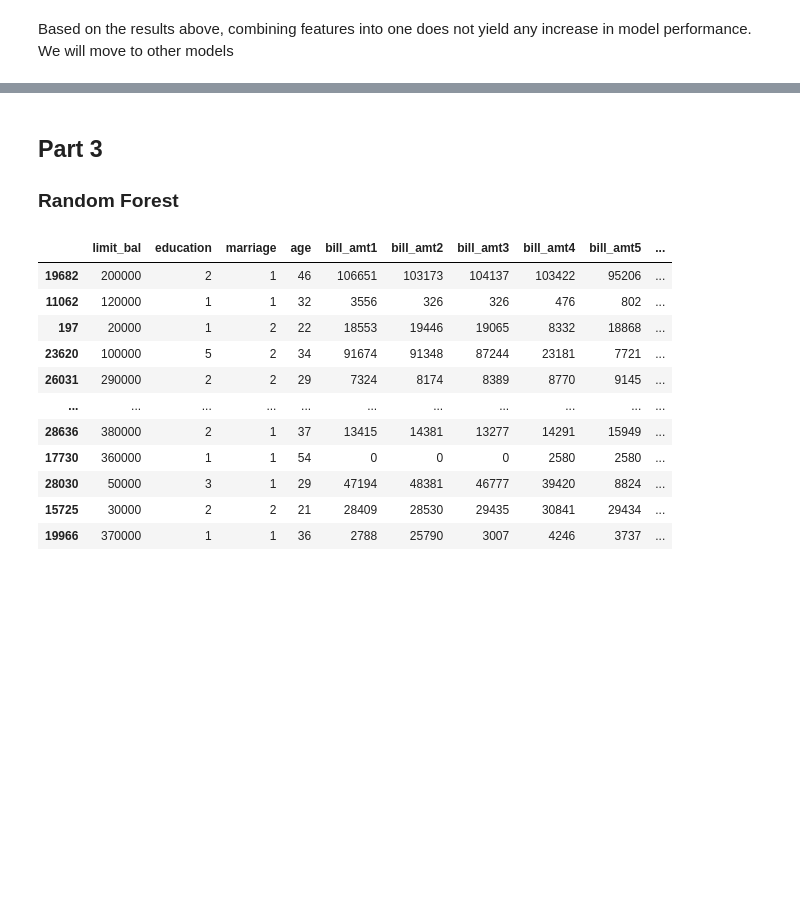
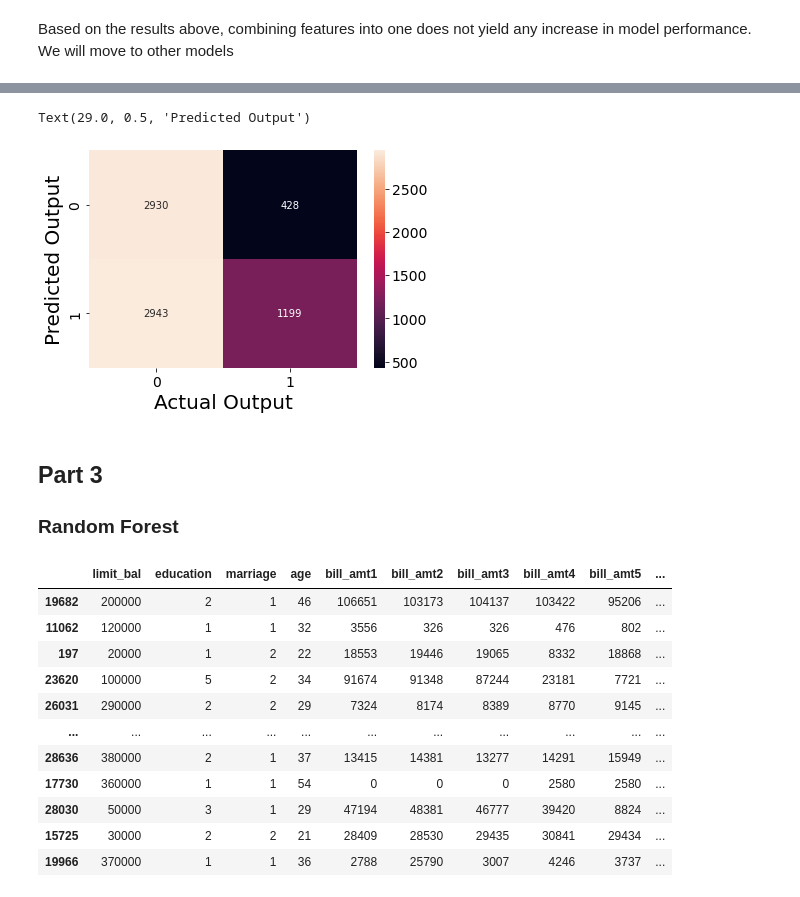
Before and after one commit to Juliana-Yakimchuk/Classif_Credit_Card, a Jupyter notebook: CC_Classification.ipynb, the cells around one changed output, grey strips where cells are left out. Cells and saved outputs as stored; diff of their text form; code cells hidden in the pictures; blank space fills up the shorter version.

```diff
--- a/CC_Classification.ipynb
+++ b/CC_Classification.ipynb
@@ -505,0 +529,16 @@ Based on the results above, combining features into one does not yield any incre
+# %%
+preprocessor_res = ColumnTransformer(
+    transformers=[
+        ('age',age_transformer, age ),
+        ('num', num_transformer, num),
+        ('cat', cat_transformer, cat)])
+# %%
+
+pipe_log_reg_res = Pipeline(steps=[('preprocessor', preprocessor_res),
+                      ('classifier', LogisticRegression(max_iter = 1000)) ])
+# %%
+pipe_log_reg_res.fit(X_res, y_res)
+
+scores=cross_val_score(pipe_log_reg_res,X_res, y_res, cv = 5, scoring = 'f1')
+
+print(f"model score:: {scores}" )
@@ -505,0 +547,4 @@ Based on the results above, combining features into one does not yield any incre
+# %%
+y_pred_log_reg_res=(pipe_log_reg_res.predict(X_test)>0.5).astype(int)
+
+print(classification_report(y_test,y_pred_log_reg_res, digits = 2))
@@ -506,3 +560,11 @@ Based on the results above, combining features into one does not yield any incre
+# %%
+cm= confusion_matrix(y_pred_log_reg_res, y_test)
+ax=sns.heatmap(cm, annot=True, fmt="0", annot_kws={"size":10})
+plt.xlabel('Actual Output', fontsize=20)
+plt.ylabel('Predicted Output', fontsize=20)
+# %% [output]
+Text(29.0, 0.5, 'Predicted Output')
+[figure, added]
 # %% [markdown]
 ## Part 3 <a class="anchor" id="part3"></a>
 ### Random Forest
```
Also changed, not shown: parts of 25 cells of this notebook.
